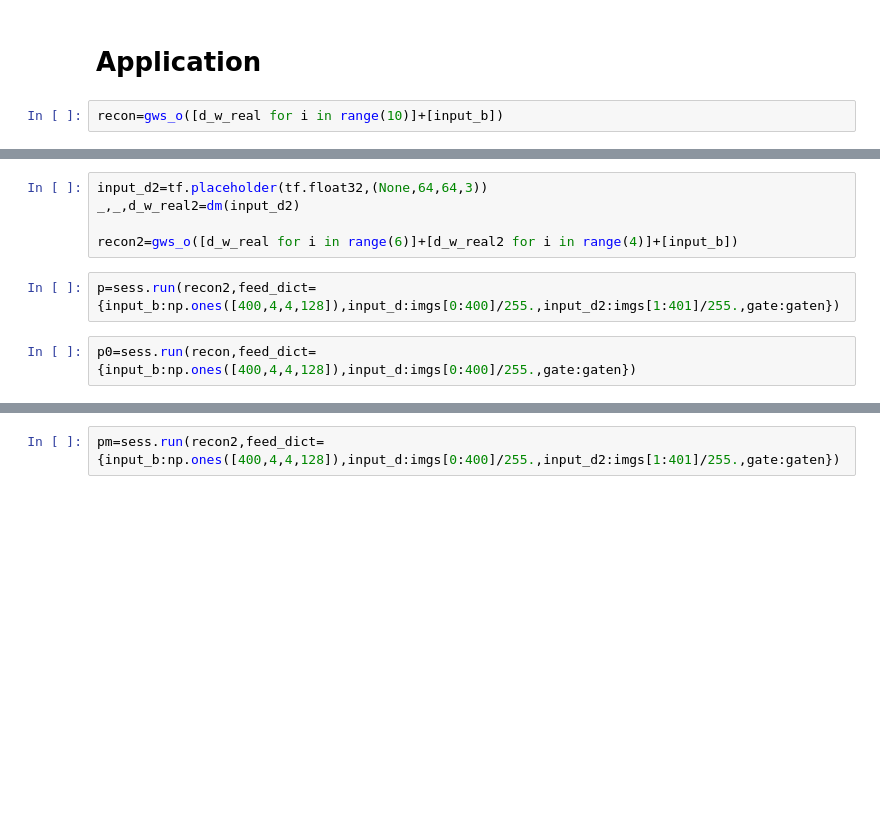
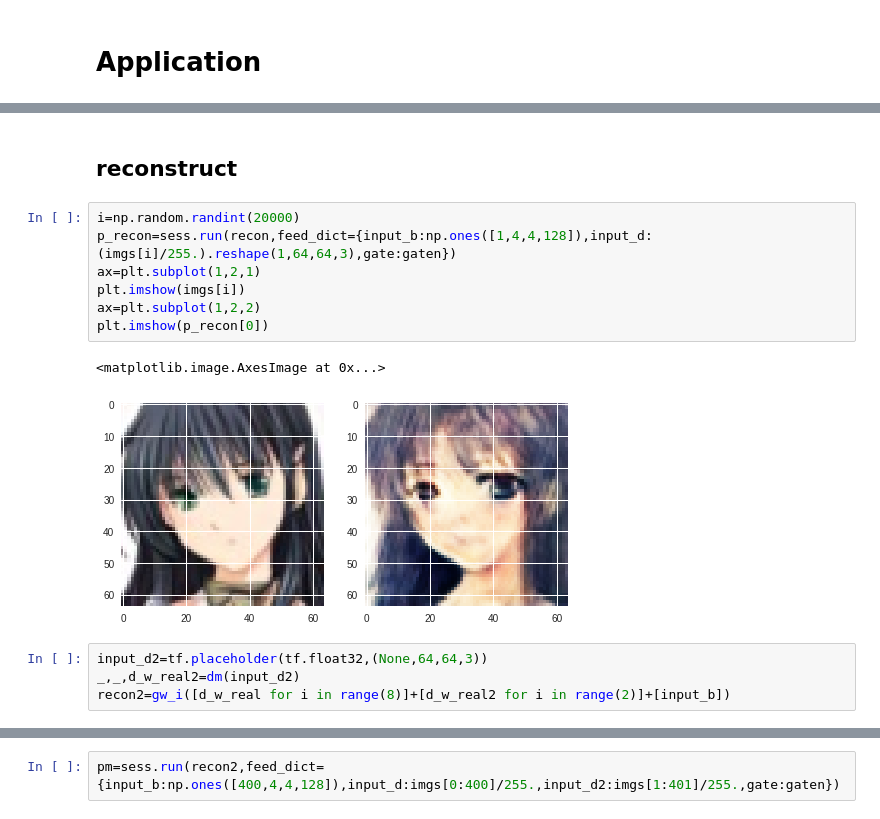
Before and after one commit to jason127dn/Anime_GANs, a Jupyter notebook: anime_face_gan.ipynb, the cells around one changed output, grey strips where cells are left out. Cells and saved outputs as stored; diff of their text form; blank space fills up the shorter version.

```diff
--- a/anime_face_gan.ipynb
+++ b/anime_face_gan.ipynb
@@ -602,5 +613,3 @@ Training times 599
 # %% [markdown]
 Application
 ===
-# %%
-recon=gws_o([d_w_real for i in range(10)]+[input_b])
@@ -607,9 +649,17 @@ recon=gws_o([d_w_real for i in range(10)]+[input_b])
+# %% [markdown]
+reconstruct
+---
+# %%
+i=np.random.randint(20000)
+p_recon=sess.run(recon,feed_dict={input_b:np.ones([1,4,4,128]),input_d:(imgs[i]/255.).reshape(1,64,64,3),gate:gaten})
+ax=plt.subplot(1,2,1)
+plt.imshow(imgs[i])
+ax=plt.subplot(1,2,2)
+plt.imshow(p_recon[0])
+# %% [output]
+<matplotlib.image.AxesImage at 0x...>
+[figure, added]
 # %%
 input_d2=tf.placeholder(tf.float32,(None,64,64,3))
 _,_,d_w_real2=dm(input_d2)
-
-recon2=gws_o([d_w_real for i in range(6)]+[d_w_real2 for i in range(4)]+[input_b])
+recon2=gw_i([d_w_real for i in range(8)]+[d_w_real2 for i in range(2)]+[input_b])
-# %%
-p=sess.run(recon2,feed_dict={input_b:np.ones([400,4,4,128]),input_d:imgs[0:400]/255.,input_d2:imgs[1:401]/255.,gate:gaten})
-# %%
-p0=sess.run(recon,feed_dict={input_b:np.ones([400,4,4,128]),input_d:imgs[0:400]/255.,gate:gaten})
```
Also changed, not shown: parts of 19 cells of this notebook.
